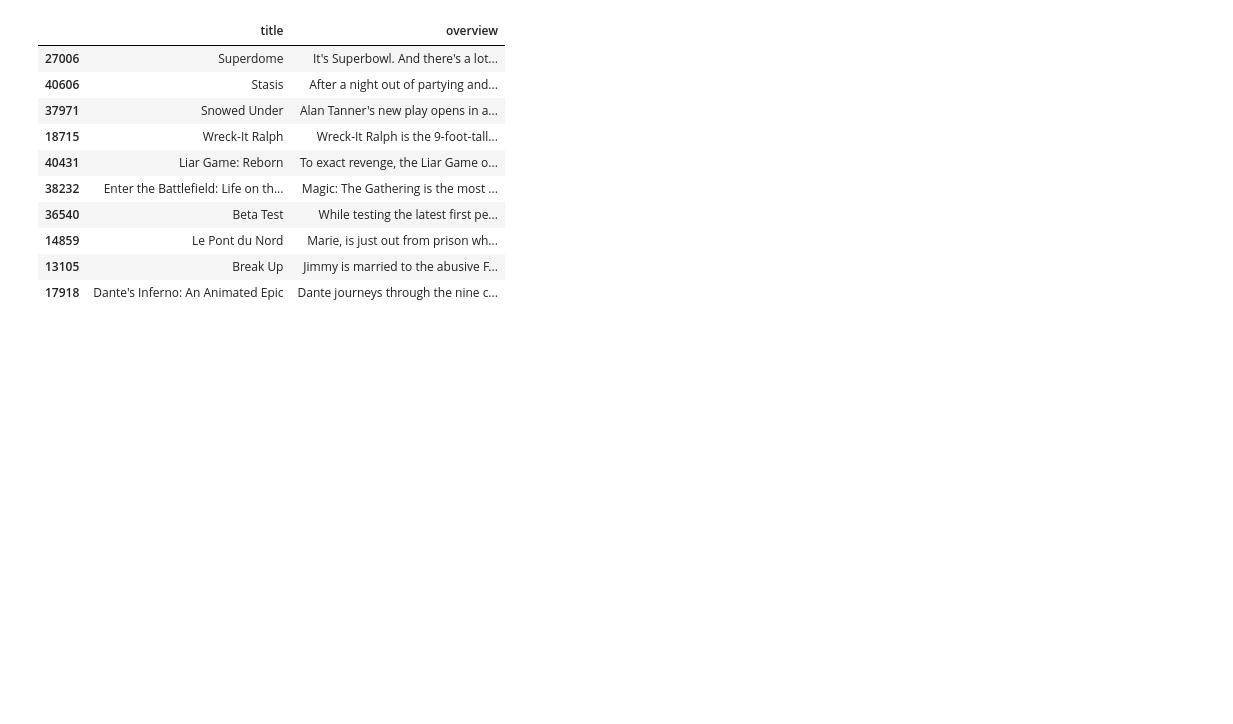
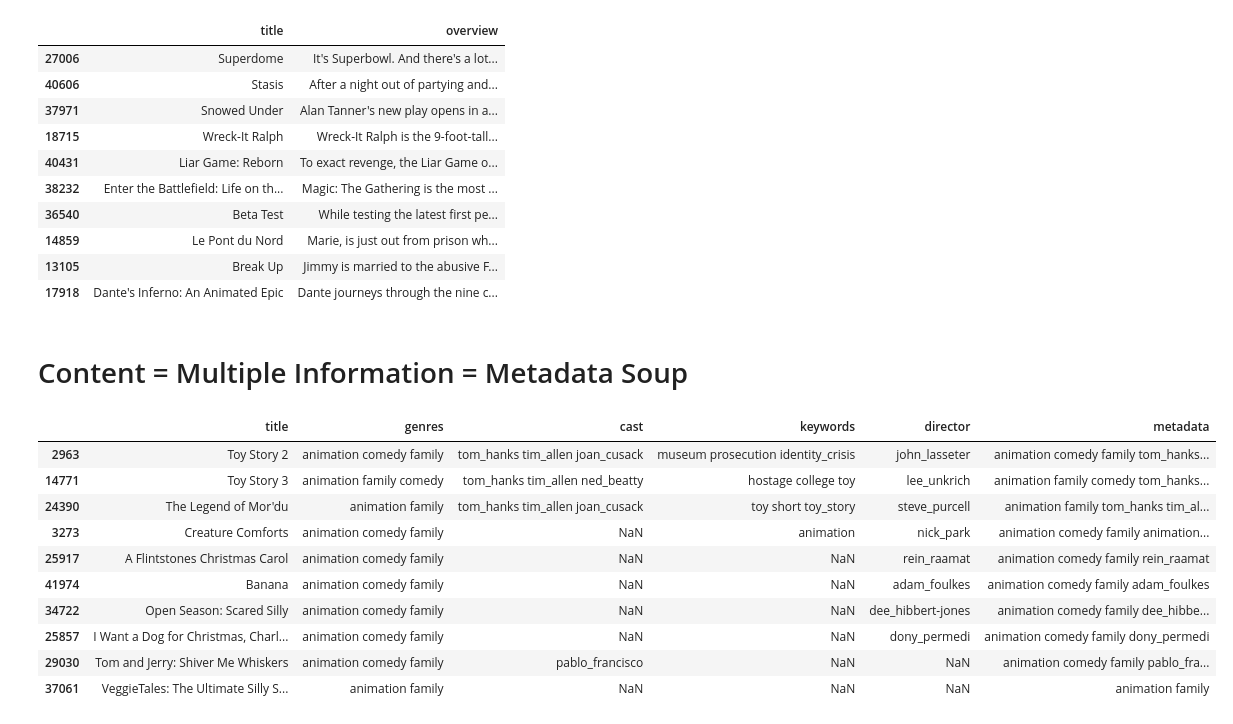
Before and after one commit to HekalMaulana/recommendation_system_learn, a Jupyter notebook: 20 - Recommendation System/Part 2 - Content Based Filtering.ipynb, the cells around one changed output. Saved outputs shown, nothing was run; the diff lists cells and outputs as text; code cells hidden in the pictures; blank space fills up the shorter version.

Commit message:
Improve content-based filtering dengan cara menggunakan banyak informasi (label/fitur)

```diff
--- a/20 - Recommendation System/Part 2 - Content Based Filtering.ipynb
+++ b/20 - Recommendation System/Part 2 - Content Based Filtering.ipynb
@@ -80,7 +80,7 @@ class RecommenderSystem:
     def recommend(self, idx, topk = 10):
         content = self.df.loc[idx, self.content_col]
         code = self.encoder.transform([content])
-        dist = cosine_distances(code, bank)
+        dist = cosine_distances(code, self.bank)
         rec_idx = dist.argsort()[0, 1:topk+1]
         return self.df.loc[rec_idx]
 # %%
@@ -100,3 +100,22 @@ recsys.recommend(idx=1) # Jumanji film test
 | 14859 | Le Pont du Nord | Marie, is just out from prison wh... |
 | 13105 | Break Up | Jimmy is married to the abusive F... |
 | 17918 | Dante's Inferno: An Animated Epic | Dante journeys through the nine c... |
+# %% [markdown]
+# Content = Multiple Information = Metadata Soup
+# %%
+recsys = RecommenderSystem(data="data/content_by_multiple.csv", content_col="metadata")
+recsys.fit()
+# %%
+recsys.recommend(0) # Toy Story
+# %% [output]
+|  | title | genres | cast | keywords | director | metadata |
+| 2963 | Toy Story 2 | animation comedy family | tom_hanks tim_allen joan_cusack | museum prosecution identity_crisis | john_lasseter | animation comedy family tom_hanks... |
+| 14771 | Toy Story 3 | animation family comedy | tom_hanks tim_allen ned_beatty | hostage college toy | lee_unkrich | animation family comedy tom_hanks... |
+| 24390 | The Legend of Mor'du | animation family | tom_hanks tim_allen joan_cusack | toy short toy_story | steve_purcell | animation family tom_hanks tim_al... |
+| 3273 | Creature Comforts | animation comedy family | NaN | animation | nick_park | animation comedy family animation... |
+| 25917 | A Flintstones Christmas Carol | animation comedy family | NaN | NaN | rein_raamat | animation comedy family rein_raamat |
+| 41974 | Banana | animation comedy family | NaN | NaN | adam_foulkes | animation comedy family adam_foulkes |
+| 34722 | Open Season: Scared Silly | animation comedy family | NaN | NaN | dee_hibbert-jones | animation comedy family dee_hibbe... |
+| 25857 | I Want a Dog for Christmas, Charl... | animation comedy family | NaN | NaN | dony_permedi | animation comedy family dony_permedi |
+| 29030 | Tom and Jerry: Shiver Me Whiskers | animation comedy family | pablo_francisco | NaN | NaN | animation comedy family pablo_fra... |
+| 37061 | VeggieTales: The Ultimate Silly S... | animation family | NaN | NaN | NaN | animation family |
```
Also changed, not shown: parts of 3 cells of this notebook.
